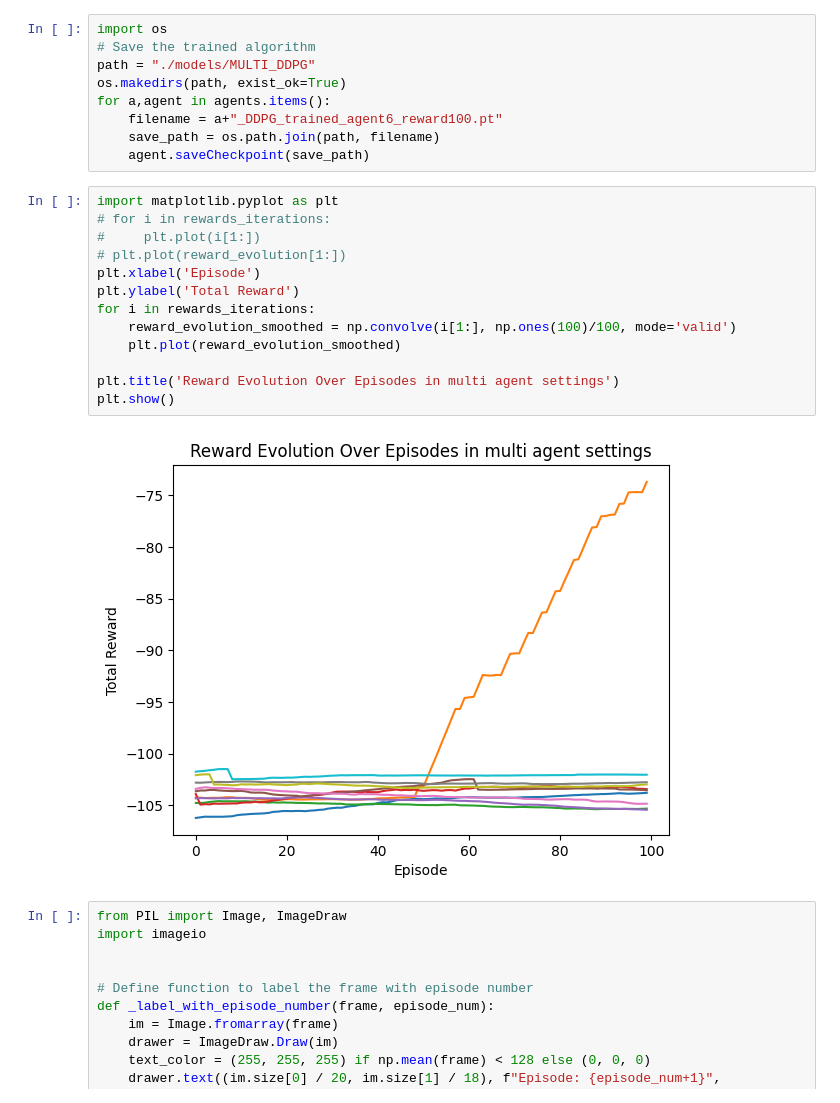
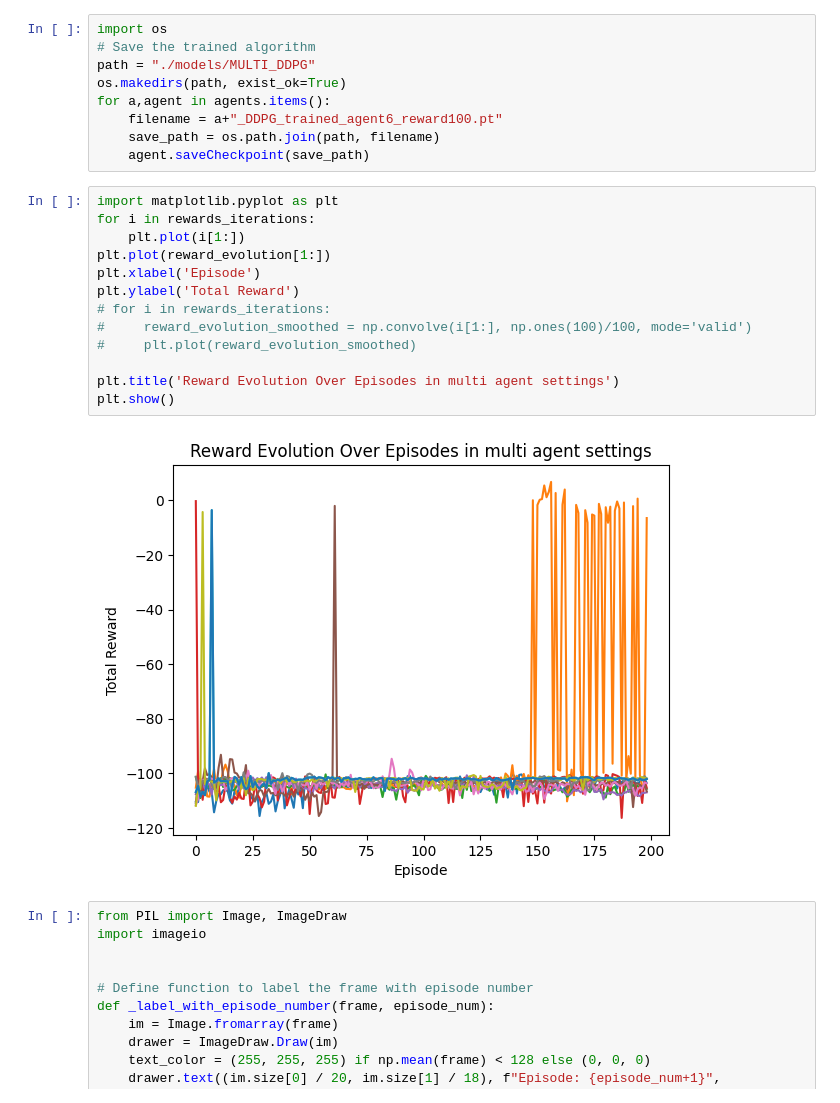
Before and after one commit to natacharvr/COCOMA_RL, a Jupyter notebook: multi_agent_ddpg.ipynb, the cells around one changed output. Saved outputs shown, nothing was run; the diff lists cells and outputs as text.

```diff
--- a/multi_agent_ddpg.ipynb
+++ b/multi_agent_ddpg.ipynb
@@ -100,19 +100,19 @@ for a,agent in agents.items():
     agent.saveCheckpoint(save_path)
 # %%
 import matplotlib.pyplot as plt
-# for i in rewards_iterations:
-#     plt.plot(i[1:])
-# plt.plot(reward_evolution[1:])
+for i in rewards_iterations:
+    plt.plot(i[1:])
+plt.plot(reward_evolution[1:])
 plt.xlabel('Episode')
 plt.ylabel('Total Reward')
-for i in rewards_iterations:
-    reward_evolution_smoothed = np.convolve(i[1:], np.ones(100)/100, mode='valid')
-    plt.plot(reward_evolution_smoothed)
+# for i in rewards_iterations:
+#     reward_evolution_smoothed = np.convolve(i[1:], np.ones(100)/100, mode='valid')
+#     plt.plot(reward_evolution_smoothed)
 
 plt.title('Reward Evolution Over Episodes in multi agent settings')
 plt.show()
 # %% [output]
-[figure, old version]
+[figure, new version]
 # %%
 from PIL import Image, ImageDraw
 import imageio
```
Also changed, not shown: 1 other file.
